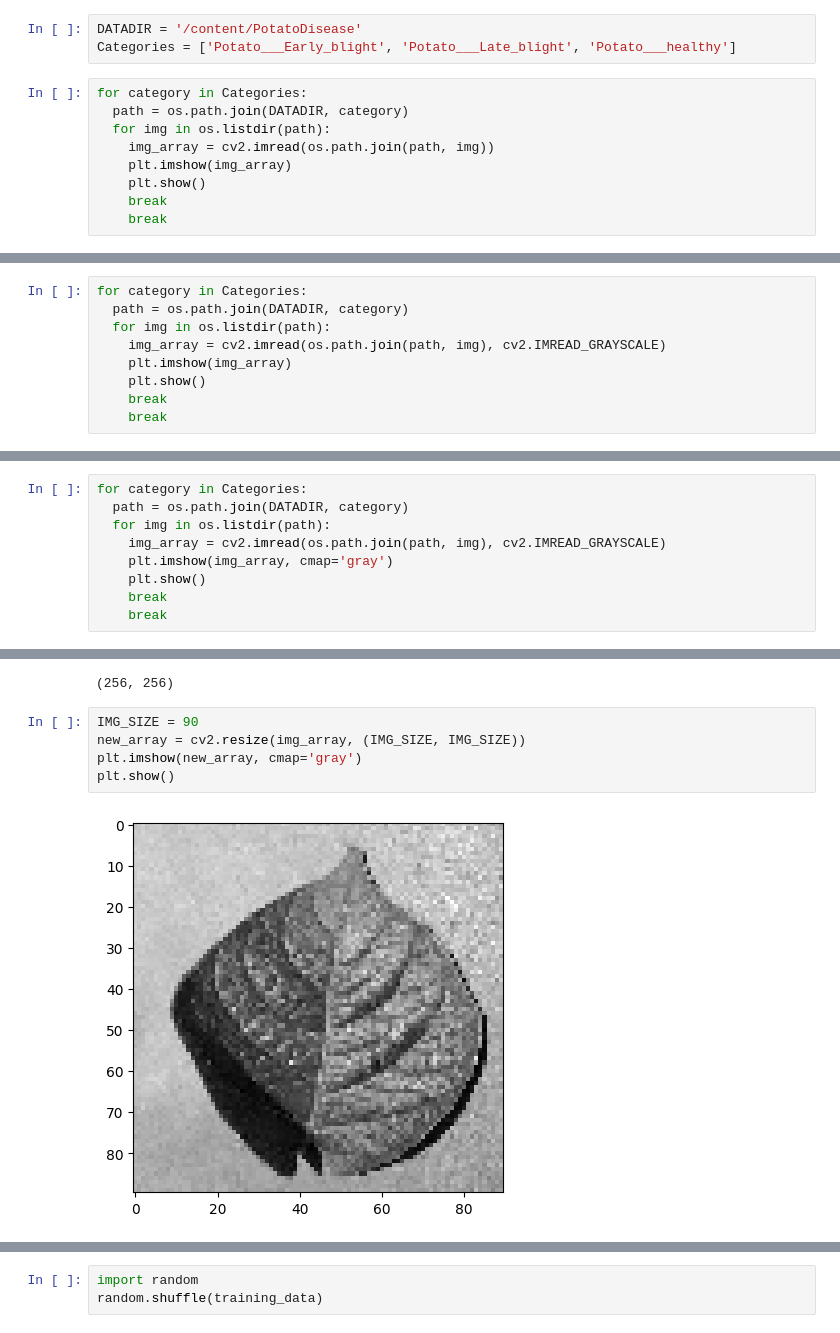
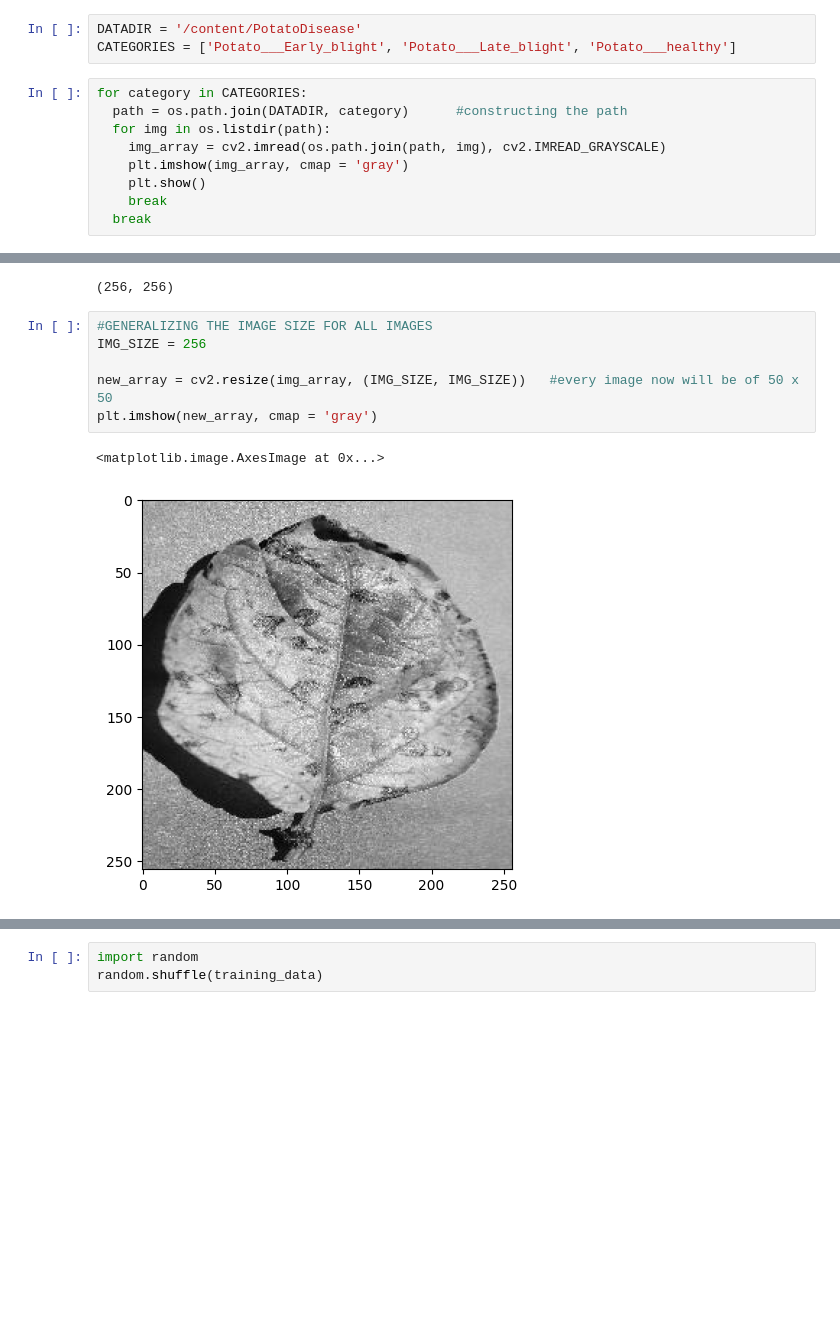
Before and after one commit to Itsbeulah/Itsbeulah, a Jupyter notebook: Welcome_To_Colab.ipynb, the cells around one changed output, grey strips where cells are left out. Drawn from its saved outputs; the diff is of its cells as text; blank space fills up the shorter version.

```diff
--- a/Welcome_To_Colab.ipynb
+++ b/Welcome_To_Colab.ipynb
@@ -24,14 +24,14 @@ import tensorflow as tf
 from tensorflow import keras
 # %%
 DATADIR = '/content/PotatoDisease'
-Categories = ['Potato___Early_blight', 'Potato___Late_blight', 'Potato___healthy']
+CATEGORIES = ['Potato___Early_blight', 'Potato___Late_blight', 'Potato___healthy']
 # %%
-for category in Categories:
-  path = os.path.join(DATADIR, category)
+for category in CATEGORIES:
+  path = os.path.join(DATADIR, category)      #constructing the path
   for img in os.listdir(path):
-    img_array = cv2.imread(os.path.join(path, img))
-    plt.imshow(img_array)
+    img_array = cv2.imread(os.path.join(path, img), cv2.IMREAD_GRAYSCALE)
+    plt.imshow(img_array, cmap = 'gray')
     plt.show()
     break
-    break
+  break
 # %% [output]
@@ -41,9 +38,0 @@ for category in Categories:
-# %%
-for category in Categories:
-  path = os.path.join(DATADIR, category)
-  for img in os.listdir(path):
-    img_array = cv2.imread(os.path.join(path, img), cv2.IMREAD_GRAYSCALE)
-    plt.imshow(img_array)
-    plt.show()
-    break
-    break
@@ -54,9 +38,0 @@ for category in Categories:
-# %%
-for category in Categories:
-  path = os.path.join(DATADIR, category)
-  for img in os.listdir(path):
-    img_array = cv2.imread(os.path.join(path, img), cv2.IMREAD_GRAYSCALE)
-    plt.imshow(img_array, cmap='gray')
-    plt.show()
-    break
-    break
@@ -79,10 +52,12 @@ img_array.shape
 # %% [output]
 (256, 256)
 # %%
-IMG_SIZE = 90
-new_array = cv2.resize(img_array, (IMG_SIZE, IMG_SIZE))
-plt.imshow(new_array, cmap='gray')
-plt.show()
+#GENERALIZING THE IMAGE SIZE FOR ALL IMAGES
+IMG_SIZE = 256
+
+new_array = cv2.resize(img_array, (IMG_SIZE, IMG_SIZE))   #every image now will be of 50 x 50
+plt.imshow(new_array, cmap = 'gray')
 # %% [output]
+<matplotlib.image.AxesImage at 0x...>
-[figure, old version]
+[figure, new version]
 # %%
```
Also changed, not shown: parts of 20 cells of this notebook.
